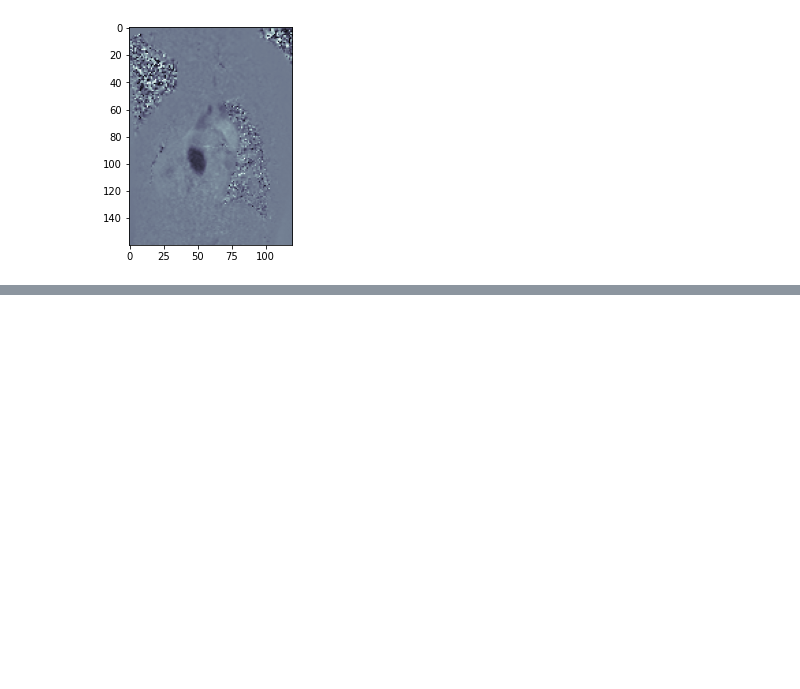
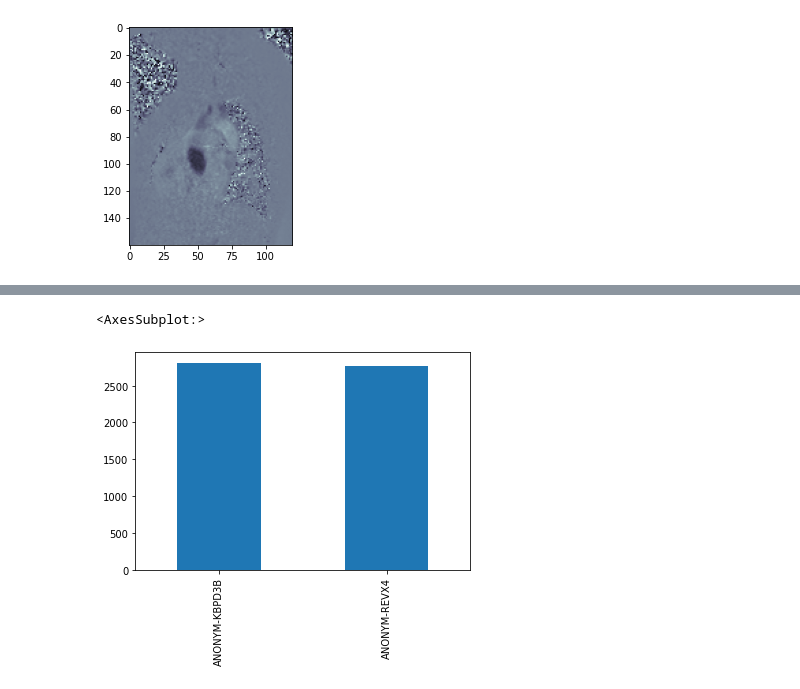
Before and after one commit to alimokh91/IMPACT_Test, a Jupyter notebook: mri_datasource/freiburg/explore_freiburg_data.ipynb, the cells around one changed output, grey strips where cells are left out. Saved outputs shown, nothing was run; the diff lists cells and outputs as text; code cells hidden in the pictures; blank space fills up the shorter version.

```diff
--- a/mri_datasource/freiburg/explore_freiburg_data.ipynb
+++ b/mri_datasource/freiburg/explore_freiburg_data.ipynb
@@ -405,0 +484,5 @@ Image filename: /home/lukasd/src/hpc-predict/data/v0/input_data/original/mri/MRT
+# %%
+non_null_df_renamed['Patient ID'].value_counts().plot(kind='bar')
+# %% [output]
+<AxesSubplot:>
+[figure, added]
```
Also changed, not shown: parts of 19 cells of this notebook, 2 other files.
